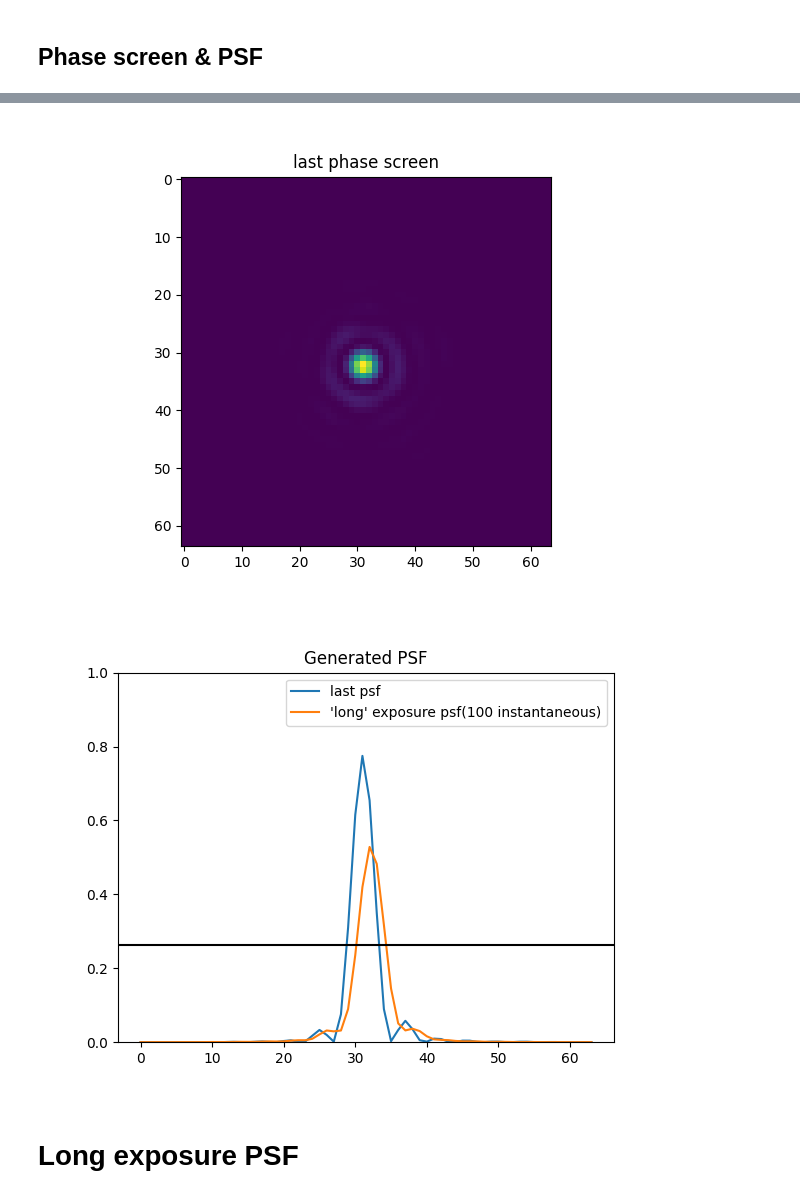
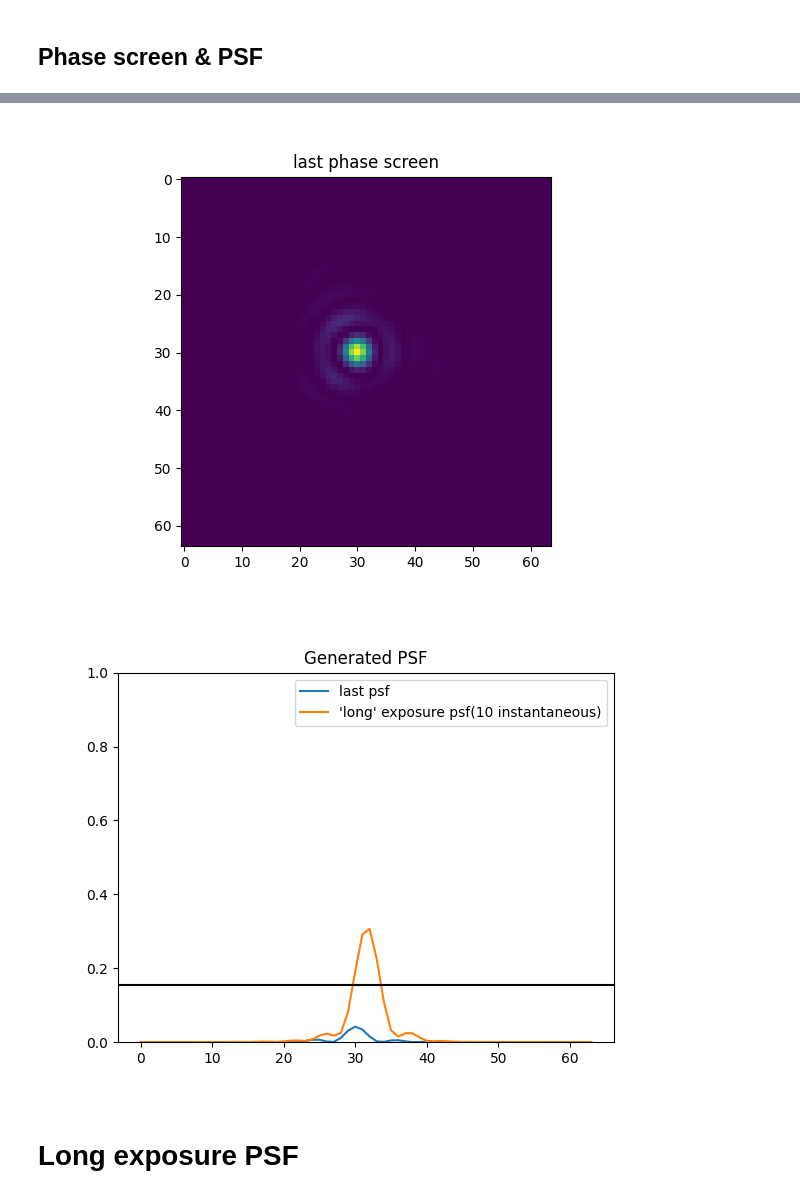
Before and after one commit to HumbertDominique/OWS, a Jupyter notebook: optics.ipynb, the cells around one changed output, grey strips where cells are left out. Saved outputs shown, nothing was run; the diff lists cells and outputs as text; code cells hidden in the pictures.

```diff
--- a/optics.ipynb
+++ b/optics.ipynb
@@ -64,7 +64,7 @@ SEED = None
 F = 8e-3 #[m]
 N = 8
 PD = [dimmat//4,0]
-n = 100            # Qty of images
+n = 10            # Qty of images
 wl = 532e-9 #[m]
 
 
@@ -79,7 +79,7 @@ status = 0
 for i in range(n):
     [phase_screen, psf, pupil_mask, R] = ows.phase_screen(PSD, dxp, SEED, PUPIL = True, PD = [PD[0], PD[1]])
     [lightfield, DwDx, DwDy] = ows.SHWFS(dimmat, PD, N, F, wl, pupil_mask, R, phase_screen, dxp)
-    S = psf.max()/psf_normalization_factor
+    S = psf[PD[0]//2,PD[0]//2]/psf_normalization_factor
     psf_stack += ows.normalize(psf)*S
     psf = ows.normalize(psf)*S
 
@@ -172,5 +172,5 @@ S:  0.7746864521735861
-[figure, old version]
+[figure, new version]
-[figure, old version]
+[figure, new version]
 # %% [markdown]
 # Long exposure PSF
 # %%
```
Also changed, not shown: parts of 1 cell of this notebook.
